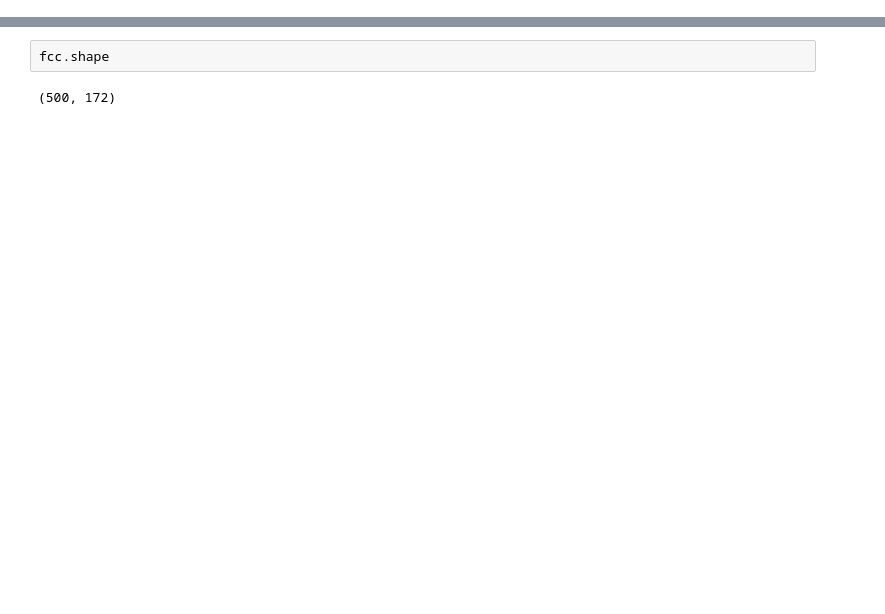
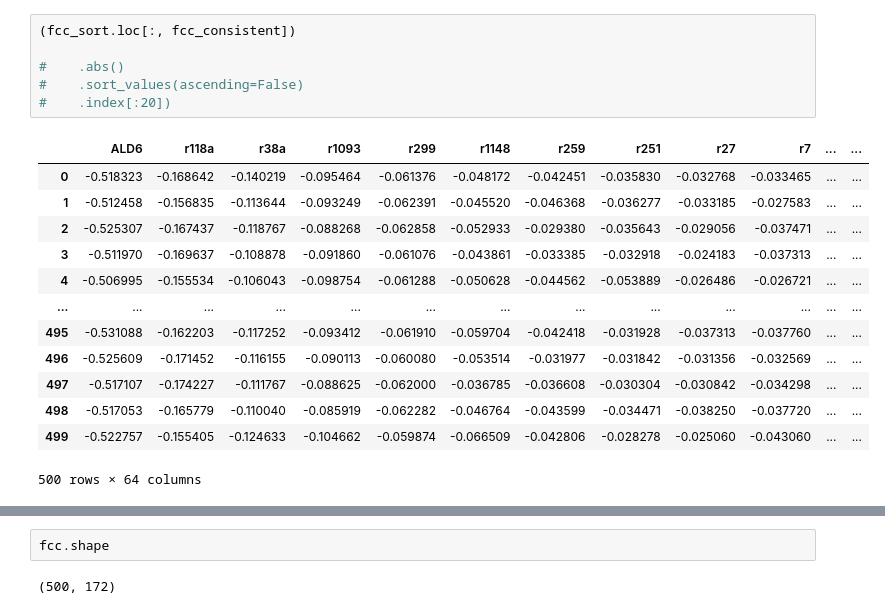
Before and after one commit to AgileBioFoundry/AspergillusQ4Milestone, a Jupyter notebook: notebooks/fcc_plots.ipynb, the cells around one changed output, grey strips where cells are left out. Saved outputs shown, nothing was run; the diff lists cells and outputs as text; blank space fills up the shorter version.

```diff
--- a/notebooks/fcc_plots.ipynb
+++ b/notebooks/fcc_plots.ipynb
@@ -380,3 +672,23 @@ d3f.flux_map(
 # %% [output]
 [interactive output not drawn]
 [interactive output not drawn]
+# %%
+(fcc_sort.loc[:, fcc_consistent])
+
+#    .abs()
+#    .sort_values(ascending=False)
+#    .index[:20])
+# %% [output]
+|  | ALD6 | r118a | r38a | r1093 | r299 | r1148 | r259 | r251 | r27 | r7 | ... | ... |
+| 0 | -0.518323 | -0.168642 | -0.140219 | -0.095464 | -0.061376 | -0.048172 | -0.042451 | -0.035830 | -0.032768 | -0.033465 | ... | ... |
+| 1 | -0.512458 | -0.156835 | -0.113644 | -0.093249 | -0.062391 | -0.045520 | -0.046368 | -0.036277 | -0.033185 | -0.027583 | ... | ... |
+| 2 | -0.525307 | -0.167437 | -0.118767 | -0.088268 | -0.062858 | -0.052933 | -0.029380 | -0.035643 | -0.029056 | -0.037471 | ... | ... |
+| 3 | -0.511970 | -0.169637 | -0.108878 | -0.091860 | -0.061076 | -0.043861 | -0.033385 | -0.032918 | -0.024183 | -0.037313 | ... | ... |
+| 4 | -0.506995 | -0.155534 | -0.106043 | -0.098754 | -0.061288 | -0.050628 | -0.044562 | -0.053889 | -0.026486 | -0.026721 | ... | ... |
+| ... | ... | ... | ... | ... | ... | ... | ... | ... | ... | ... | ... | ... |
+| 495 | -0.531088 | -0.162203 | -0.117252 | -0.093412 | -0.061910 | -0.059704 | -0.042418 | -0.031928 | -0.037313 | -0.037760 | ... | ... |
+| 496 | -0.525609 | -0.171452 | -0.116155 | -0.090113 | -0.060080 | -0.053514 | -0.031977 | -0.031842 | -0.031356 | -0.032569 | ... | ... |
+| 497 | -0.517107 | -0.174227 | -0.111767 | -0.088625 | -0.062000 | -0.036785 | -0.036608 | -0.030304 | -0.030842 | -0.034298 | ... | ... |
+| 498 | -0.517053 | -0.165779 | -0.110040 | -0.085919 | -0.062282 | -0.046764 | -0.043599 | -0.034471 | -0.038250 | -0.037720 | ... | ... |
+| 499 | -0.522757 | -0.155405 | -0.124633 | -0.104662 | -0.059874 | -0.066509 | -0.042806 | -0.028278 | -0.025060 | -0.043060 | ... | ... |
+500 rows × 64 columns
```
Also changed, not shown: parts of 33 cells of this notebook, 11 other files.
